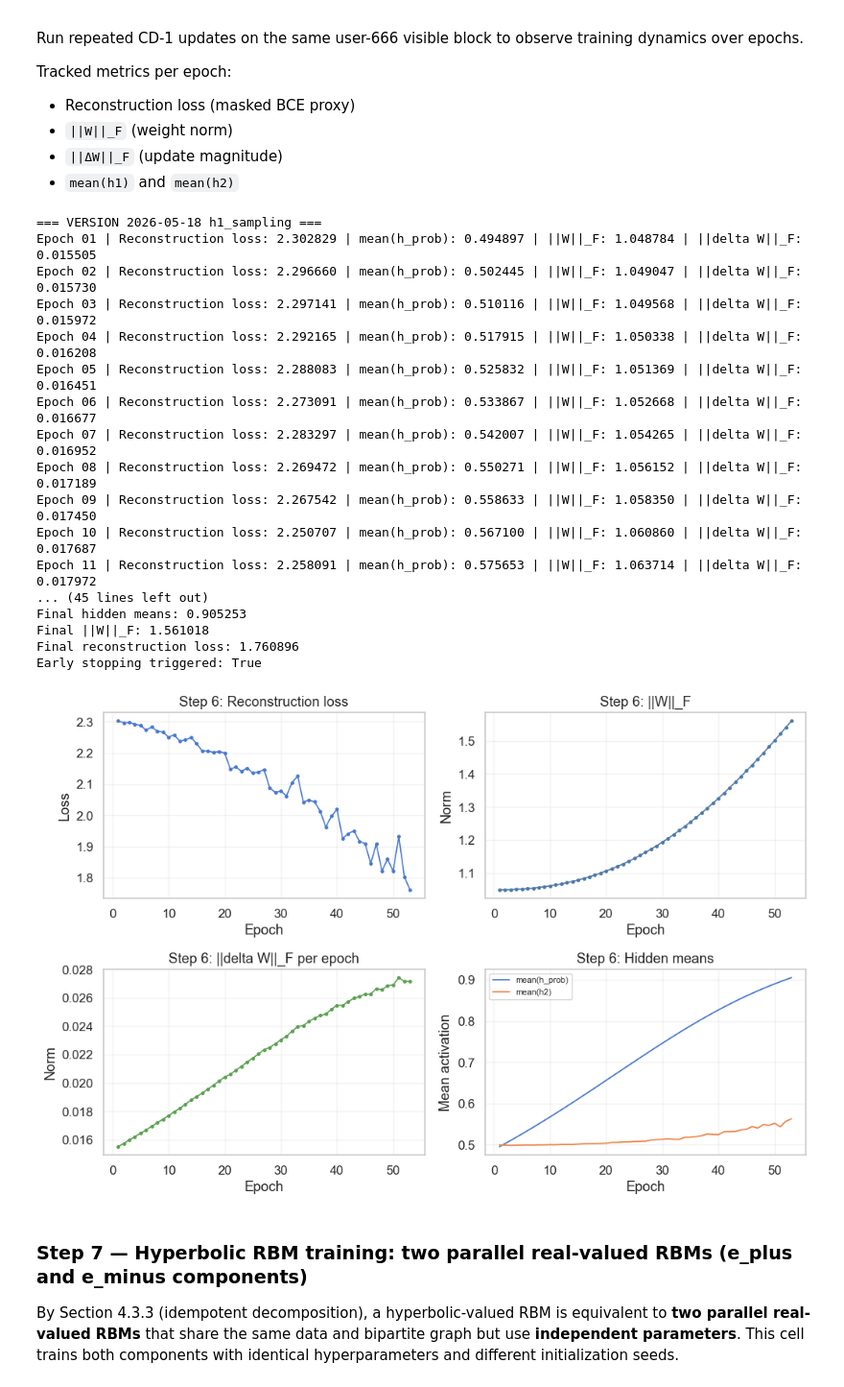
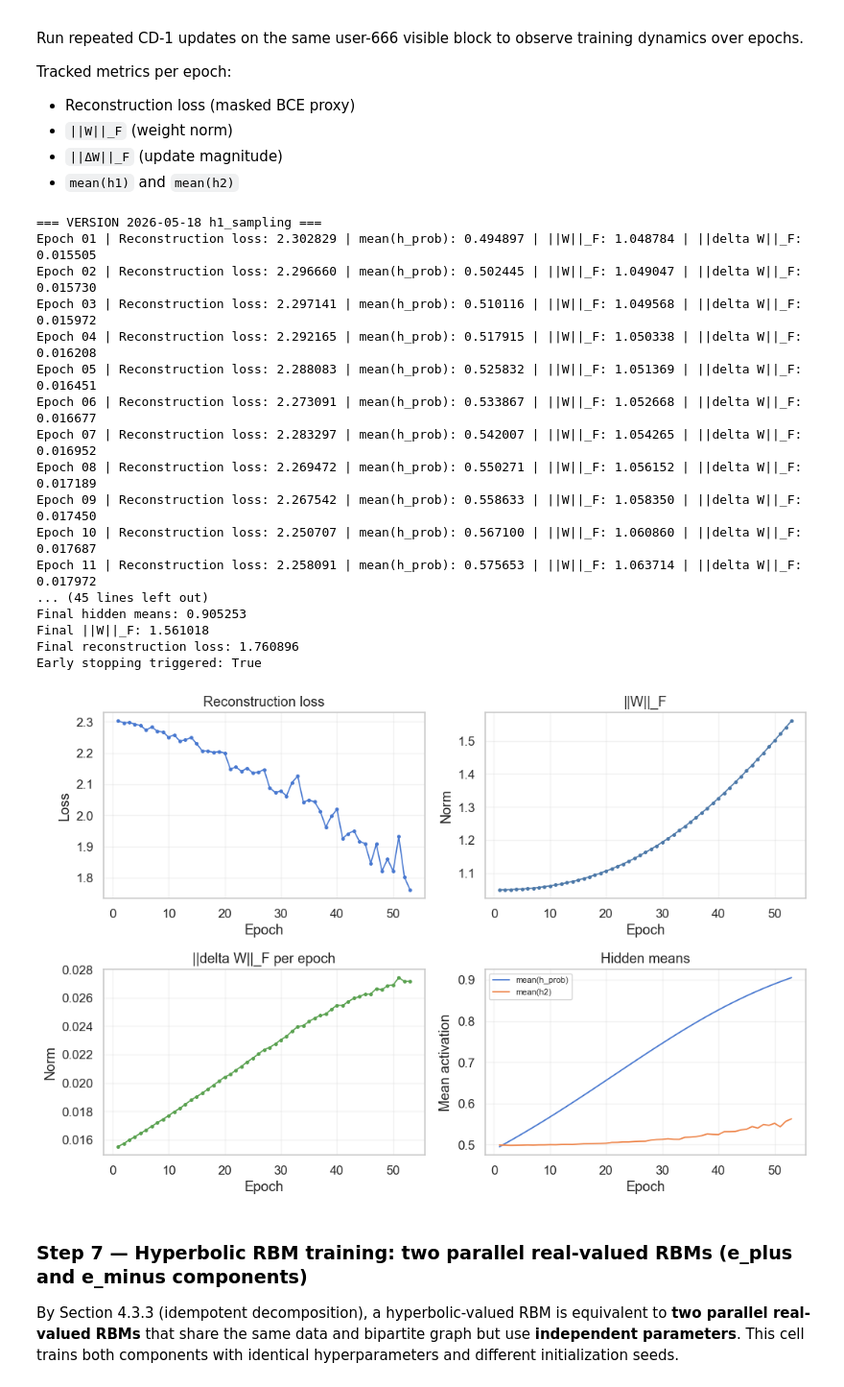
Before and after one commit to yixuan116/MovieLens-with-Restricted-Boltzmann-machine, a Jupyter notebook: notebooks/07_user_profile_analysis.ipynb, the cells around one changed output. Shown at 96% size. Drawn from its saved outputs; the diff is of its cells as text; code cells hidden in the pictures.

```diff
--- a/notebooks/07_user_profile_analysis.ipynb
+++ b/notebooks/07_user_profile_analysis.ipynb
@@ -2090,26 +2090,26 @@ x = np.arange(1, len(loss_hist) + 1)
 fig, axes = plt.subplots(2, 2, figsize=(10.5, 7.0))
 
 axes[0, 0].plot(x, loss_hist, marker='o', markersize=2.5, lw=1.2)
-axes[0, 0].set_title('Step 6: Reconstruction loss')
+axes[0, 0].set_title('Reconstruction loss')
 axes[0, 0].set_xlabel('Epoch')
 axes[0, 0].set_ylabel('Loss')
 axes[0, 0].grid(alpha=0.25)
 
 axes[0, 1].plot(x, W_norm_hist, marker='o', markersize=2.5, lw=1.2, color='#4c78a8')
-axes[0, 1].set_title('Step 6: ||W||_F')
+axes[0, 1].set_title('||W||_F')
 axes[0, 1].set_xlabel('Epoch')
 axes[0, 1].set_ylabel('Norm')
 axes[0, 1].grid(alpha=0.25)
 
 axes[1, 0].plot(x, dW_norm_hist, marker='o', markersize=2.5, lw=1.2, color='#59a14f')
-axes[1, 0].set_title('Step 6: ||delta W||_F per epoch')
+axes[1, 0].set_title('||delta W||_F per epoch')
 axes[1, 0].set_xlabel('Epoch')
 axes[1, 0].set_ylabel('Norm')
 axes[1, 0].grid(alpha=0.25)
 
 axes[1, 1].plot(x, h1_mean_hist, label='mean(h_prob)', lw=1.3)
 axes[1, 1].plot(x, h2_mean_hist, label='mean(h2)', lw=1.3)
-axes[1, 1].set_title('Step 6: Hidden means')
+axes[1, 1].set_title('Hidden means')
 axes[1, 1].set_xlabel('Epoch')
 axes[1, 1].set_ylabel('Mean activation')
 axes[1, 1].legend(fontsize=8)
@@ -2126,34 +2126,34 @@ b_h_step6 = b_h_t.copy()
 step6_logs = {
     'loss': loss_hist,
     'W_norm': W_norm_hist,
     'dW_norm': dW_norm_hist,
     'h1_mean': h1_mean_hist,
     'h2_mean': h2_mean_hist,
     'epochs': epochs,
     'epochs_completed': len(loss_hist),
     'lr': lr_step6,
     'weight_decay': weight_decay,
     'early_stopped': early_stopped,
 }
 # %% [output]
 === VERSION 2026-05-18 h1_sampling ===
 Epoch 01 | Reconstruction loss: 2.302829 | mean(h_prob): 0.494897 | ||W||_F: 1.048784 | ||delta W||_F: 0.015505
 Epoch 02 | Reconstruction loss: 2.296660 | mean(h_prob): 0.502445 | ||W||_F: 1.049047 | ||delta W||_F: 0.015730
 Epoch 03 | Reconstruction loss: 2.297141 | mean(h_prob): 0.510116 | ||W||_F: 1.049568 | ||delta W||_F: 0.015972
 Epoch 04 | Reconstruction loss: 2.292165 | mean(h_prob): 0.517915 | ||W||_F: 1.050338 | ||delta W||_F: 0.016208
 Epoch 05 | Reconstruction loss: 2.288083 | mean(h_prob): 0.525832 | ||W||_F: 1.051369 | ||delta W||_F: 0.016451
 Epoch 06 | Reconstruction loss: 2.273091 | mean(h_prob): 0.533867 | ||W||_F: 1.052668 | ||delta W||_F: 0.016677
 Epoch 07 | Reconstruction loss: 2.283297 | mean(h_prob): 0.542007 | ||W||_F: 1.054265 | ||delta W||_F: 0.016952
 Epoch 08 | Reconstruction loss: 2.269472 | mean(h_prob): 0.550271 | ||W||_F: 1.056152 | ||delta W||_F: 0.017189
 Epoch 09 | Reconstruction loss: 2.267542 | mean(h_prob): 0.558633 | ||W||_F: 1.058350 | ||delta W||_F: 0.017450
 Epoch 10 | Reconstruction loss: 2.250707 | mean(h_prob): 0.567100 | ||W||_F: 1.060860 | ||delta W||_F: 0.017687
 Epoch 11 | Reconstruction loss: 2.258091 | mean(h_prob): 0.575653 | ||W||_F: 1.063714 | ||delta W||_F: 0.017972
 ... (45 lines left out)
 Final hidden means: 0.905253
 Final ||W||_F: 1.561018
 Final reconstruction loss: 1.760896
 Early stopping triggered: True
-[figure, old version]
+[figure, new version]
 # %% [markdown]
 ### Step 7 — Hyperbolic RBM training: two parallel real-valued RBMs (e_plus and e_minus components)
 
```
Also changed, not shown: parts of 17 cells of this notebook, 27 other files.
